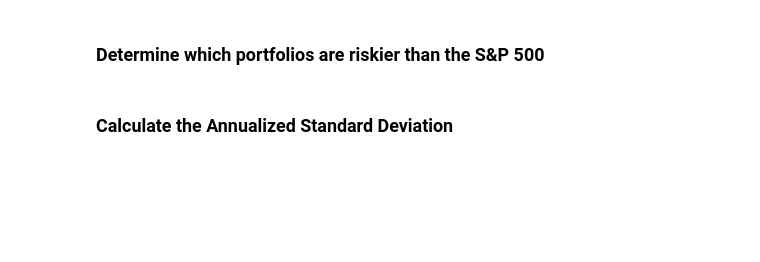
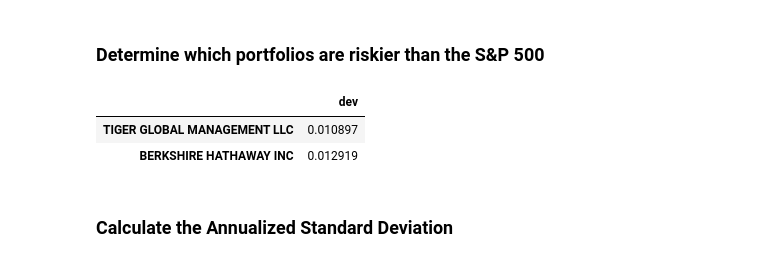
Before and after one commit to msierracrypto/pandas-homework, a Jupyter notebook: Starter_Code/whale_analysis.ipynb, the cells around one changed output. Cells and saved outputs as stored; diff of their text form; code cells hidden in the pictures; blank space fills up the shorter version.

```diff
--- a/Starter_Code/whale_analysis.ipynb
+++ b/Starter_Code/whale_analysis.ipynb
@@ -244,8 +240,16 @@ combined_df.plot(kind="box", figsize=[15,7])
 ### Determine which portfolios are riskier than the S&P 500
 # %%
 # Calculate  the daily standard deviation of S&P 500
+std_deviation_sp500_df = combined_df['SP500'].std()
+std_deviation_sp500_df
 
 # Determine which portfolios are riskier than the S&P 500
+riskier_df = standard_deviation_df[standard_deviation_df['dev'] > std_deviation_sp500_df]
+riskier_df
+# %% [output]
+|  | dev |
+| TIGER GLOBAL MANAGEMENT LLC | 0.010897 |
+| BERKSHIRE HATHAWAY INC | 0.012919 |
 # %% [markdown]
 ### Calculate the Annualized Standard Deviation
 # %%
```
Also changed, not shown: parts of 3 cells of this notebook.
